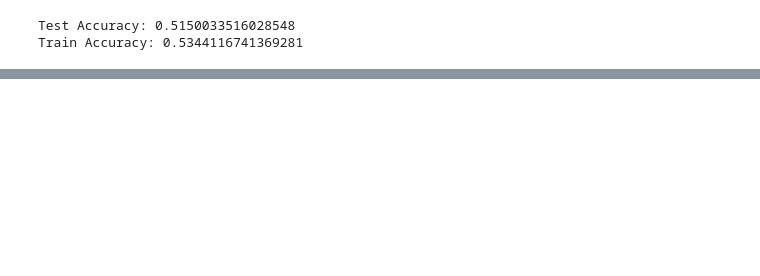
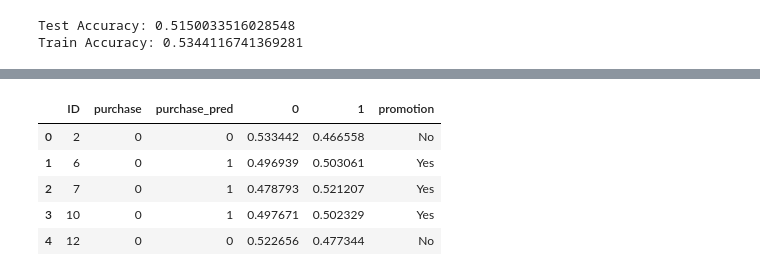
Before and after one commit to yutongwanyan98/Starbucks_experiment, a Jupyter notebook: Starbucks.ipynb, the cells around one changed output, grey strips where cells are left out. Cells and saved outputs as stored; diff of their text form; code cells hidden in the pictures; blank space fills up the shorter version.

```diff
--- a/Starbucks.ipynb
+++ b/Starbucks.ipynb
@@ -370,0 +422,11 @@ sns.heatmap(matrix/np.sum(matrix), annot=True, fmt='.2%',cmap='Blues')
+# %%
+result = pd.concat([test_data.iloc[:,[0,2]],pd.concat([y_test_pred,y_test_prob], axis = 1)],axis = 1)
+result['promotion'] = result['purchase_pred'].replace({0:'No',1:'Yes'})
+result.head()
+# %% [output]
+|  | ID | purchase | purchase_pred | 0 | 1 | promotion |
+| 0 | 2 | 0 | 0 | 0.533442 | 0.466558 | No |
+| 1 | 6 | 0 | 1 | 0.496939 | 0.503061 | Yes |
+| 2 | 7 | 0 | 1 | 0.478793 | 0.521207 | Yes |
+| 3 | 10 | 0 | 1 | 0.497671 | 0.502329 | Yes |
+| 4 | 12 | 0 | 0 | 0.522656 | 0.477344 | No |
```
Also changed, not shown: parts of 33 cells of this notebook, 2 other files.
